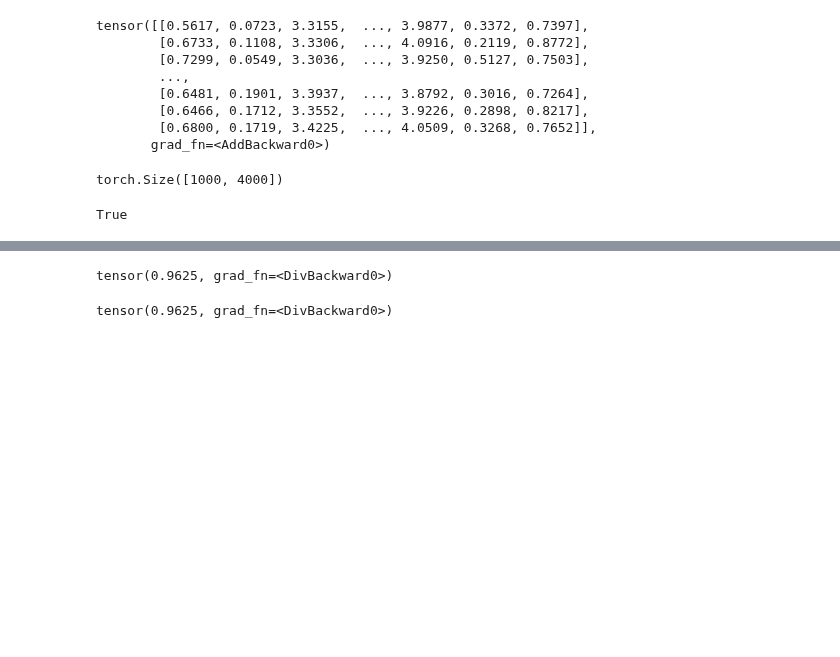
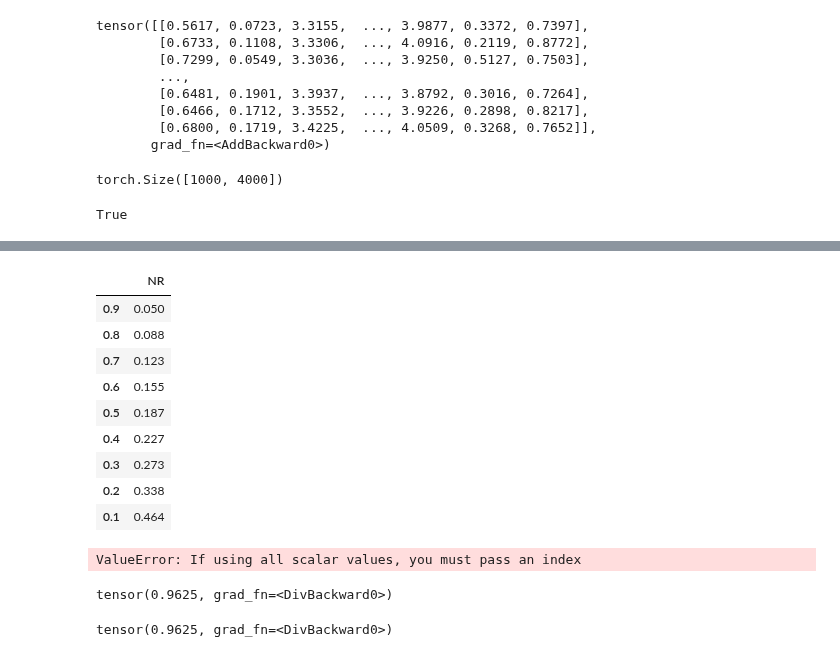
Before and after one commit to AlanLahoud/BNNSOP, a Jupyter notebook: illustrative_example.ipynb, the cells around one changed output, grey strips where cells are left out. Cells and saved outputs as stored; diff of their text form; code cells hidden in the pictures; blank space fills up the shorter version.

Commit message:
results of newsvendor OP reported as csv after running model

```diff
--- a/illustrative_example.ipynb
+++ b/illustrative_example.ipynb
@@ -415,7 +415,8 @@ def get_model(method, k, plv):
 # %%
 Kstr = '003'
 plvstr = '20'
-model = torch.load(f'./models/elbo_nv1_{Kstr}_{plvstr}.pkl')
+model_str = f'elbo_nv1_{Kstr}_{plvstr}'
+model = torch.load(f'./models/{model_str}.pkl')
 # %%
 model.output_type_dist
 # %% [output]
@@ -430,0 +432,12 @@ tensor(0.4591, grad_fn=<DivBackward0>)
+# %%
+dict_results_nr = {}
+
+for cost_price in (np.arange(0.1,1,0.1)*sell_price):
+    quantile = (sell_price-cost_price)/sell_price
+    dict_results_nr[str(quantile)] = round(
+        classical_newsvendor_utils.compute_norm_regret(
+        X_val, y_val, model, M, sell_price, cost_price).item(),
+        3)
+
+df_nr = pd.DataFrame.from_dict(dict_results_nr, orient='index', columns=['NR'])
+df_nr.to_csv(f'./newsvendor_results/{model_str}_nr.csv')
@@ -431,3 +456,20 @@ tensor(0.4591, grad_fn=<DivBackward0>)
+# %%
+pd.DataFrame.from_dict(dict_results_nr, orient='index', columns=['NR'])
+# %% [output]
+|  | NR |
+| 0.9 | 0.050 |
+| 0.8 | 0.088 |
+| 0.7 | 0.123 |
+| 0.6 | 0.155 |
+| 0.5 | 0.187 |
+| 0.4 | 0.227 |
+| 0.3 | 0.273 |
+| 0.2 | 0.338 |
+| 0.1 | 0.464 |
+# %%
+pd.DataFrame(data = dict_results_nr)
+# %% [output]
+ValueError: If using all scalar values, you must pass an index
 # %%
 compute_norm_regret(X_val, y_val, model, M, sell_price, cost_price)
 # %% [output]
```
Also changed, not shown: parts of 4 cells of this notebook, 1 other file.
